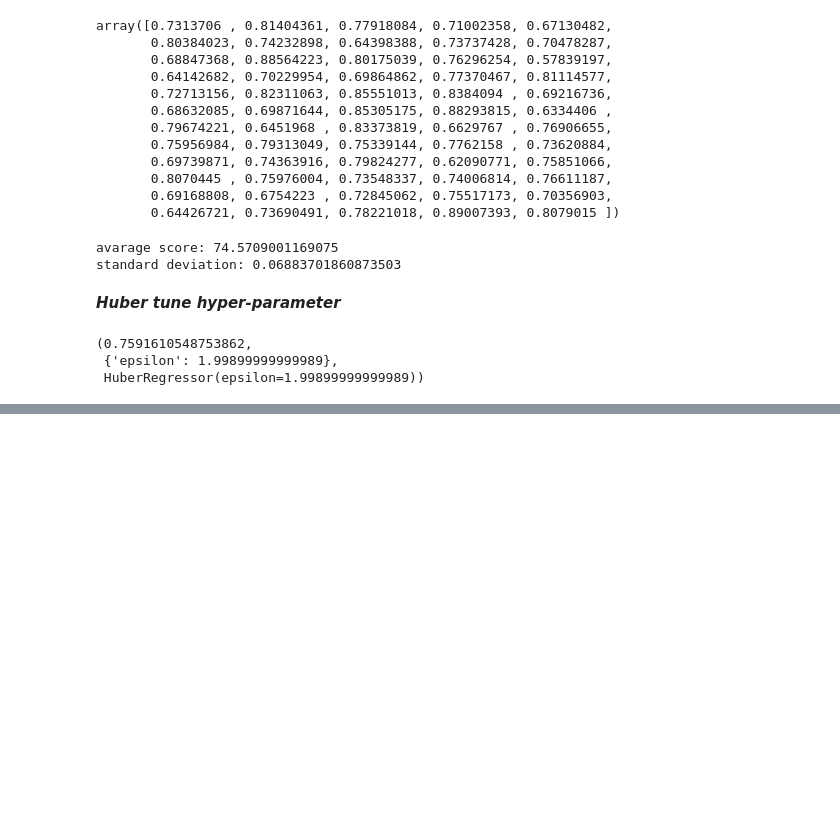
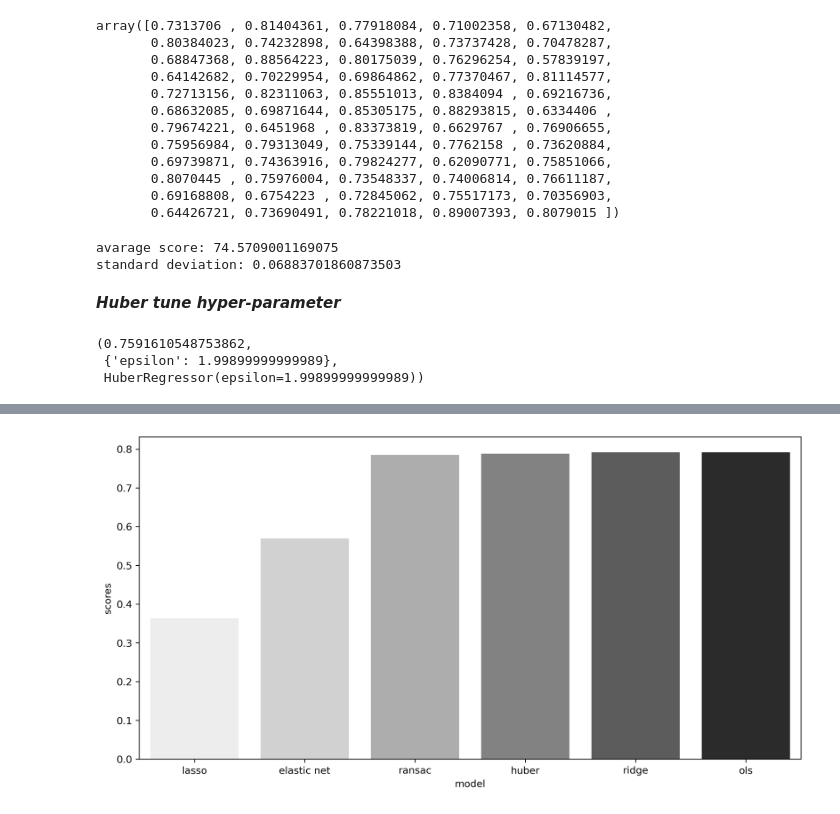
Before and after one commit to ashen007/MedicalCostPrediction-insurance_fraudDetection, a Jupyter notebook: models/health cost prediction/linear models.ipynb, the cells around one changed output, grey strips where cells are left out. Drawn from its saved outputs; the diff is of its cells as text; code cells hidden in the pictures; blank space fills up the shorter version.

Commit message:
models performance

```diff
--- a/models/health cost prediction/linear models.ipynb
+++ b/models/health cost prediction/linear models.ipynb
@@ -508,0 +509,10 @@ plt.show()
+# %%
+optimized_model_performance = [['ols', OLS_model.score(x_test, y_test)],
+                               ['lasso', lasso_model.score(x_test, y_test)],
+                               ['ridge', ridge_model.score(x_test, y_test)],
+                               ['elastic net', elasticnet_model.score(x_test, y_test)],
+                               ['ransac', ransac_model.score(x_test, y_test)],
+                               ['huber', huber_model.score(x_test, y_test)]]
+optimized_model_performance = pd.DataFrame(optimized_model_performance,
+                                           columns=['model', 'scores'])
+optimized_model_performance
@@ -508,0 +527,8 @@ plt.show()
+# %%
+plt.figure(figsize=[12, 6], dpi=300)
+sns.barplot(x='model', y='scores',
+            data=optimized_model_performance.sort_values(by='scores'), palette='Greys')
+plt.savefig('../../demo/Model Creation/model_performance.png')
+plt.show()
+# %% [output]
+[figure, added]
```
Also changed, not shown: parts of 2 cells of this notebook, 2 other files.
